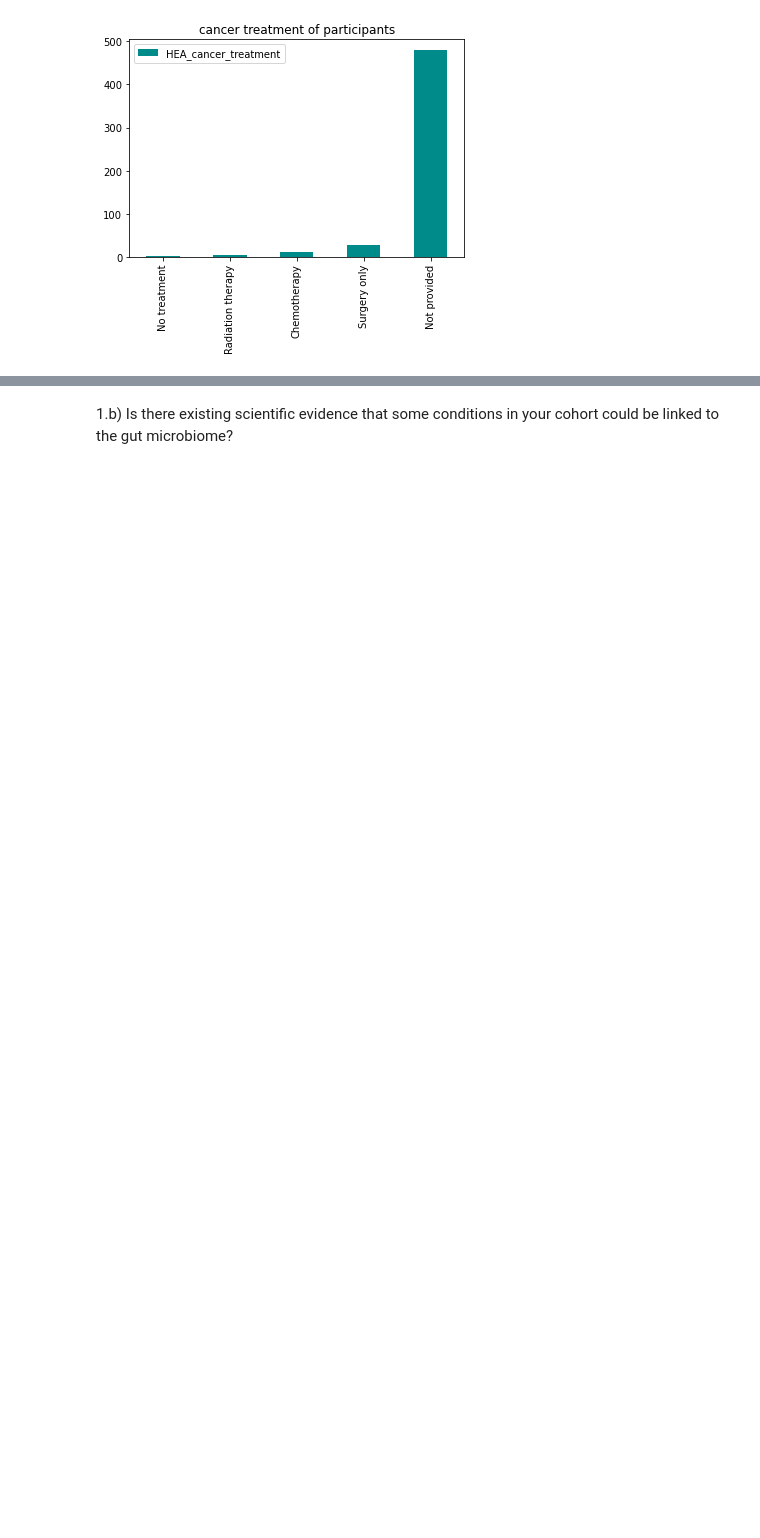
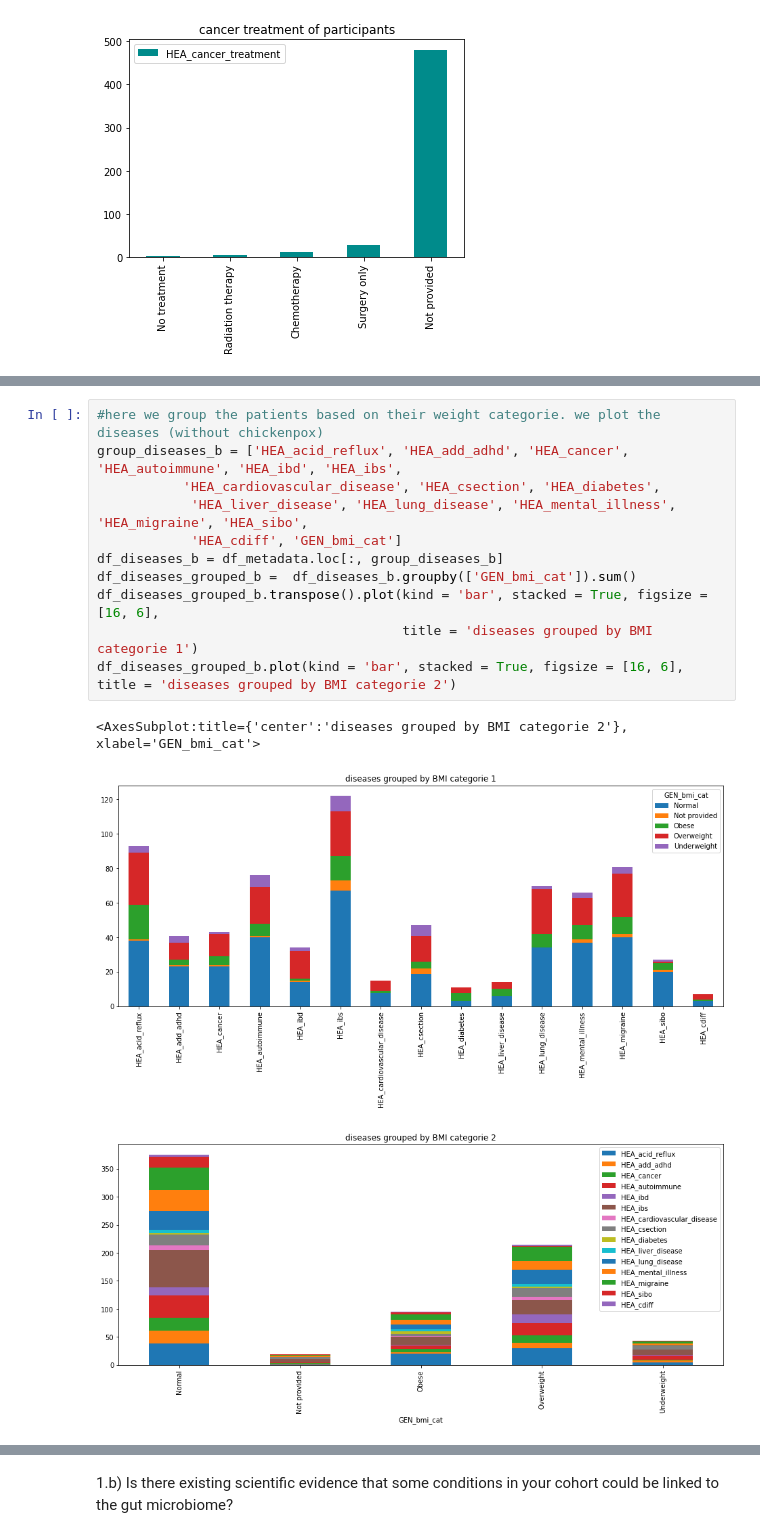
Before and after one commit to annawet/Poop-Power, a Jupyter notebook: ExploringMetadata.ipynb, the cells around one changed output, grey strips where cells are left out. Saved outputs shown, nothing was run; the diff lists cells and outputs as text; blank space fills up the shorter version.

Commit message:
exploring metadata

```diff
--- a/ExploringMetadata.ipynb
+++ b/ExploringMetadata.ipynb
@@ -169 +170,16 @@ df_diseases_grouped_s.plot(kind = 'bar', stacked = True, figsize = [16, 6])
+# %%
+#here we group the patients based on their weight categorie. we plot the diseases (without chickenpox)
+group_diseases_b = ['HEA_acid_reflux', 'HEA_add_adhd', 'HEA_cancer', 'HEA_autoimmune', 'HEA_ibd', 'HEA_ibs',
+           'HEA_cardiovascular_disease', 'HEA_csection', 'HEA_diabetes',
+            'HEA_liver_disease', 'HEA_lung_disease', 'HEA_mental_illness', 'HEA_migraine', 'HEA_sibo',
+            'HEA_cdiff', 'GEN_bmi_cat']
+df_diseases_b = df_metadata.loc[:, group_diseases_b]
+df_diseases_grouped_b =  df_diseases_b.groupby(['GEN_bmi_cat']).sum()
+df_diseases_grouped_b.transpose().plot(kind = 'bar', stacked = True, figsize = [16, 6],
+                                       title = 'diseases grouped by BMI categorie 1')
+df_diseases_grouped_b.plot(kind = 'bar', stacked = True, figsize = [16, 6], title = 'diseases grouped by BMI categorie 2')
+# %% [output]
+<AxesSubplot:title={'center':'diseases grouped by BMI categorie 2'}, xlabel='GEN_bmi_cat'>
+[figure, added]
+[figure, added]
 # %%
```
Also changed, not shown: parts of 2 cells of this notebook.
